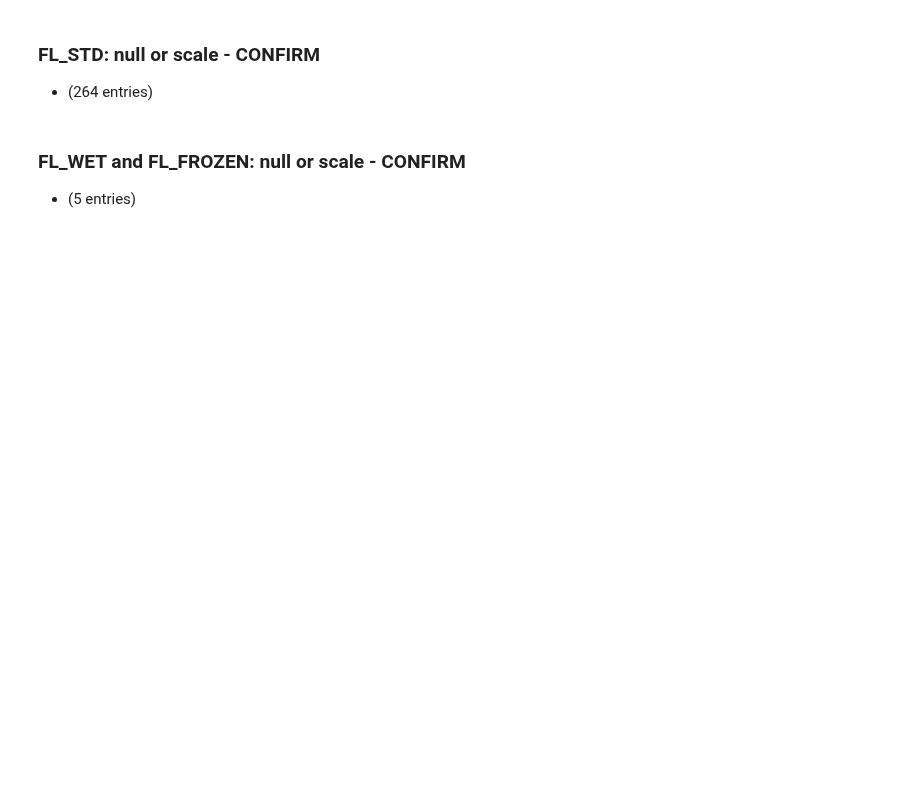
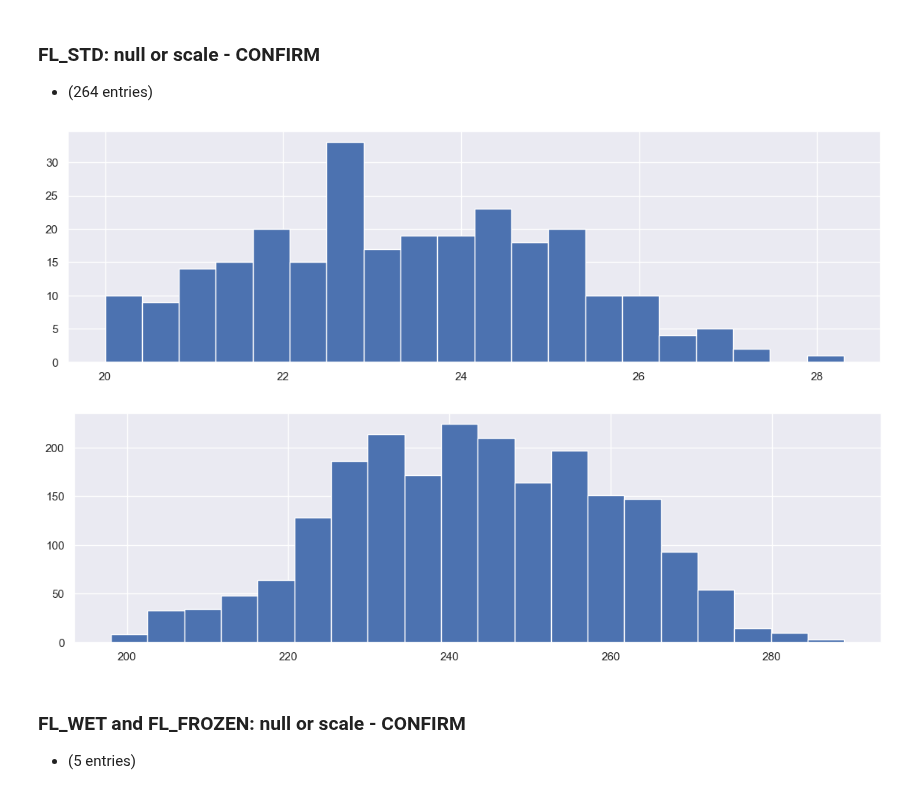
Before and after one commit to dfo-gulf-science/Gaspereau, a Jupyter notebook: 10. Cleaning and Creating Tables.ipynb, the cells around one changed output. Saved outputs shown, nothing was run; the diff lists cells and outputs as text; code cells hidden in the pictures; blank space fills up the shorter version.

```diff
--- a/10. Cleaning and Creating Tables.ipynb
+++ b/10. Cleaning and Creating Tables.ipynb
@@ -101,4 +128,14 @@ if confirm_AD_to_AM:
 # %% [markdown]
 ### FL_STD: null or scale - CONFIRM
 * (264 entries)
+# %%
+# looks like it's off by a multiple
+df_FD[df_FD.FL_STD < 100].FL_STD.hist(figsize=(14,4), bins=20)
+plt.show()
+
+df_FD[(df_FD.YEAR > 2016) & (df_FD.YEAR < 2019)].FL_STD.hist(figsize=(14,4), bins=20)
+plt.show()
+# %% [output]
+[figure, added]
+[figure, added]
 # %%
```
Also changed, not shown: parts of 27 cells of this notebook, 7 other files.
